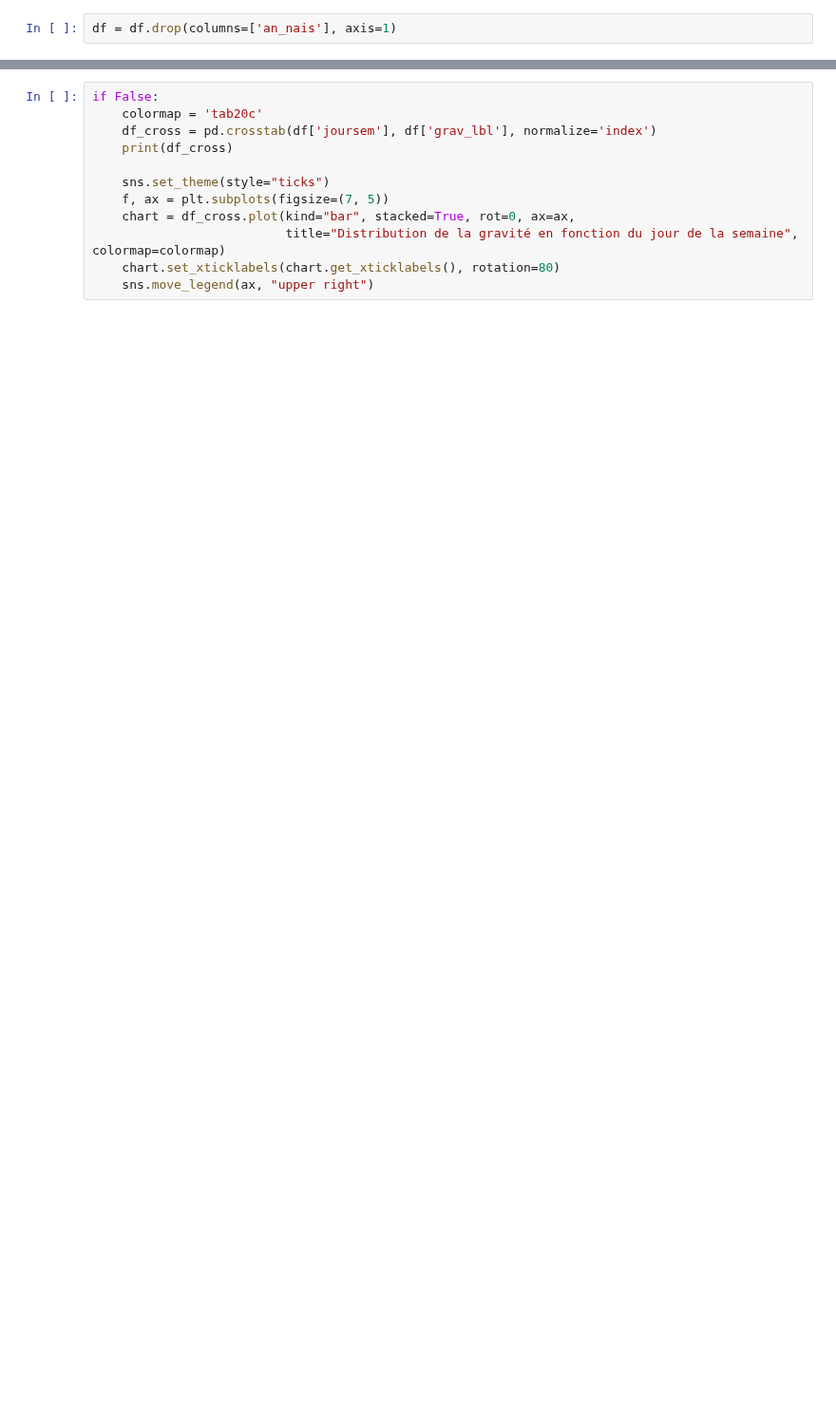
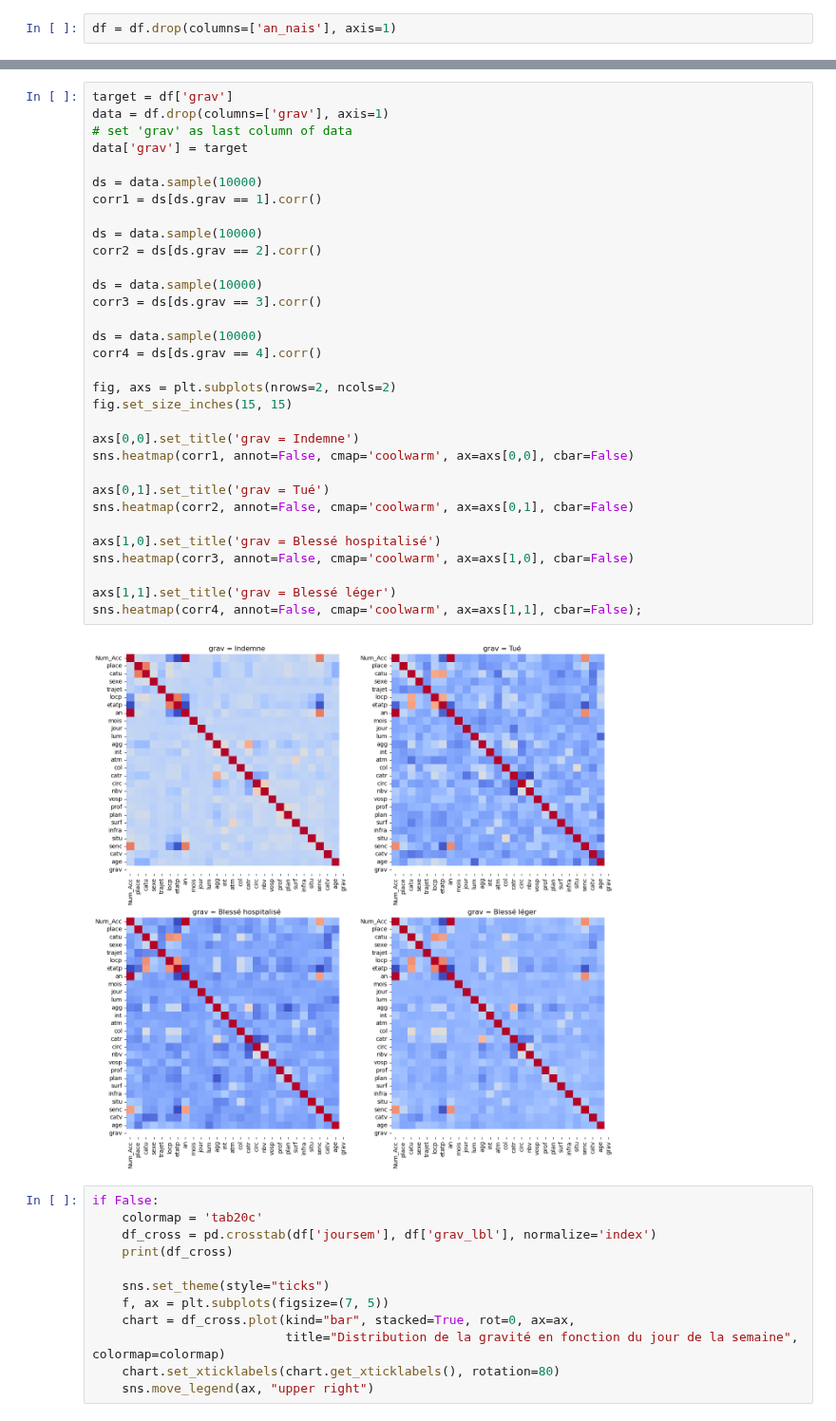
Before and after one commit to nicolascarayon/projet-accidents-routiers, a Jupyter notebook: nico_load_data_in_df.ipynb, the cells around one changed output, grey strips where cells are left out. Shown at 95% size. Cells and saved outputs as stored; diff of their text form; blank space fills up the shorter version.

```diff
--- a/nico_load_data_in_df.ipynb
+++ b/nico_load_data_in_df.ipynb
@@ -169,3 +141,37 @@ df = df.drop(columns=['an_nais'], axis=1)
+# %%
+target = df['grav']
+data = df.drop(columns=['grav'], axis=1)
+# set 'grav' as last column of data
+data['grav'] = target
+
+ds = data.sample(10000)
+corr1 = ds[ds.grav == 1].corr()
+
+ds = data.sample(10000)
+corr2 = ds[ds.grav == 2].corr()
+
+ds = data.sample(10000)
+corr3 = ds[ds.grav == 3].corr()
+
+ds = data.sample(10000)
+corr4 = ds[ds.grav == 4].corr()
+
+fig, axs = plt.subplots(nrows=2, ncols=2)
+fig.set_size_inches(15, 15)
+
+axs[0,0].set_title('grav = Indemne')
+sns.heatmap(corr1, annot=False, cmap='coolwarm', ax=axs[0,0], cbar=False)
+
+axs[0,1].set_title('grav = Tué')
+sns.heatmap(corr2, annot=False, cmap='coolwarm', ax=axs[0,1], cbar=False)
+
+axs[1,0].set_title('grav = Blessé hospitalisé')
+sns.heatmap(corr3, annot=False, cmap='coolwarm', ax=axs[1,0], cbar=False)
+
+axs[1,1].set_title('grav = Blessé léger')
+sns.heatmap(corr4, annot=False, cmap='coolwarm', ax=axs[1,1], cbar=False);
+# %% [output]
+[figure, added]
 # %%
 if False:
     colormap = 'tab20c'
```
Also changed, not shown: parts of 25 cells of this notebook, 1 other file.
